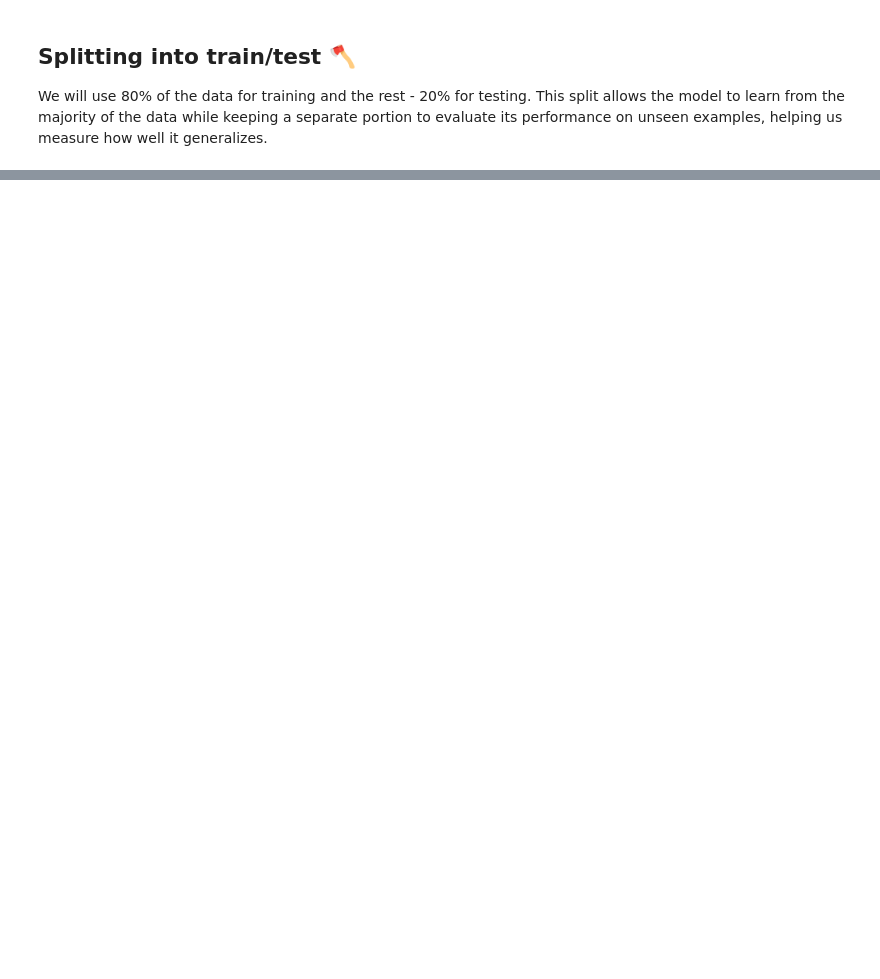
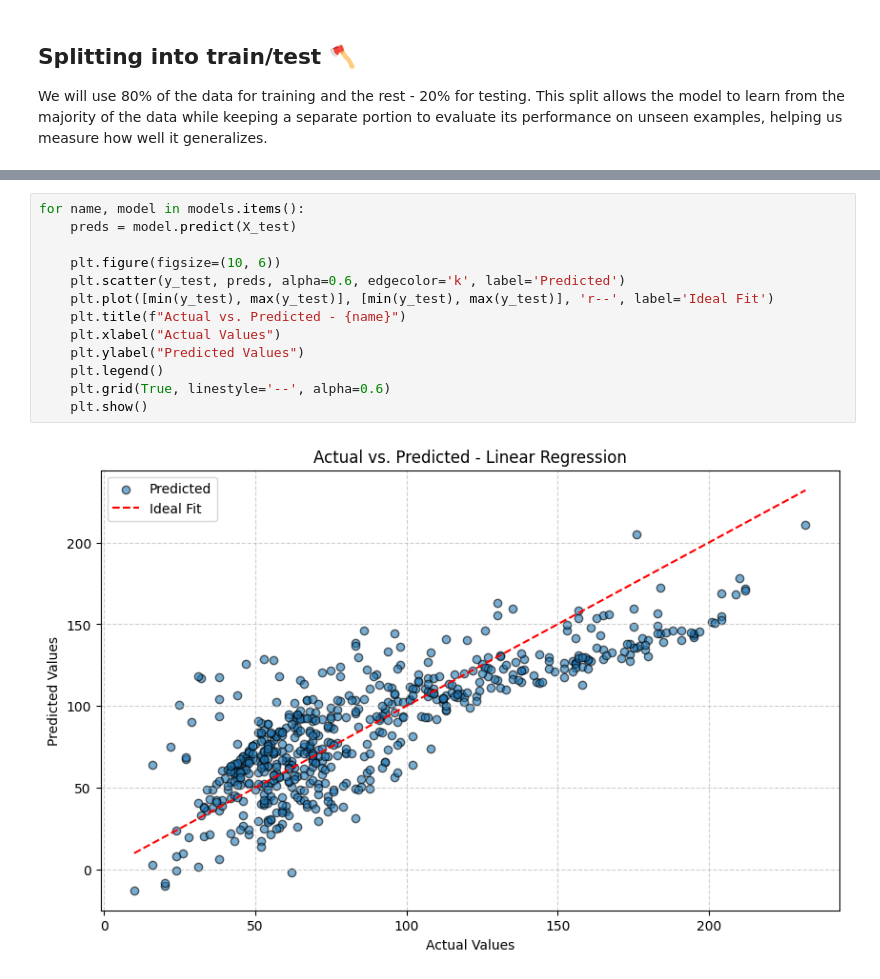
Before and after one commit to ivetkalchev/VarnaAir, a Jupyter notebook: varnaair.ipynb, the cells around one changed output, grey strips where cells are left out. Drawn from its saved outputs; the diff is of its cells as text; blank space fills up the shorter version.

```diff
--- a/varnaair.ipynb
+++ b/varnaair.ipynb
@@ -954,0 +955,15 @@ plt.show()
+# %%
+for name, model in models.items():
+    preds = model.predict(X_test)
+
+    plt.figure(figsize=(10, 6))
+    plt.scatter(y_test, preds, alpha=0.6, edgecolor='k', label='Predicted')
+    plt.plot([min(y_test), max(y_test)], [min(y_test), max(y_test)], 'r--', label='Ideal Fit')
+    plt.title(f"Actual vs. Predicted - {name}")
+    plt.xlabel("Actual Values")
+    plt.ylabel("Predicted Values")
+    plt.legend()
+    plt.grid(True, linestyle='--', alpha=0.6)
+    plt.show()
+# %% [output]
+[figure, added]
```
Also changed, not shown: parts of 31 cells of this notebook, 3 other files.
